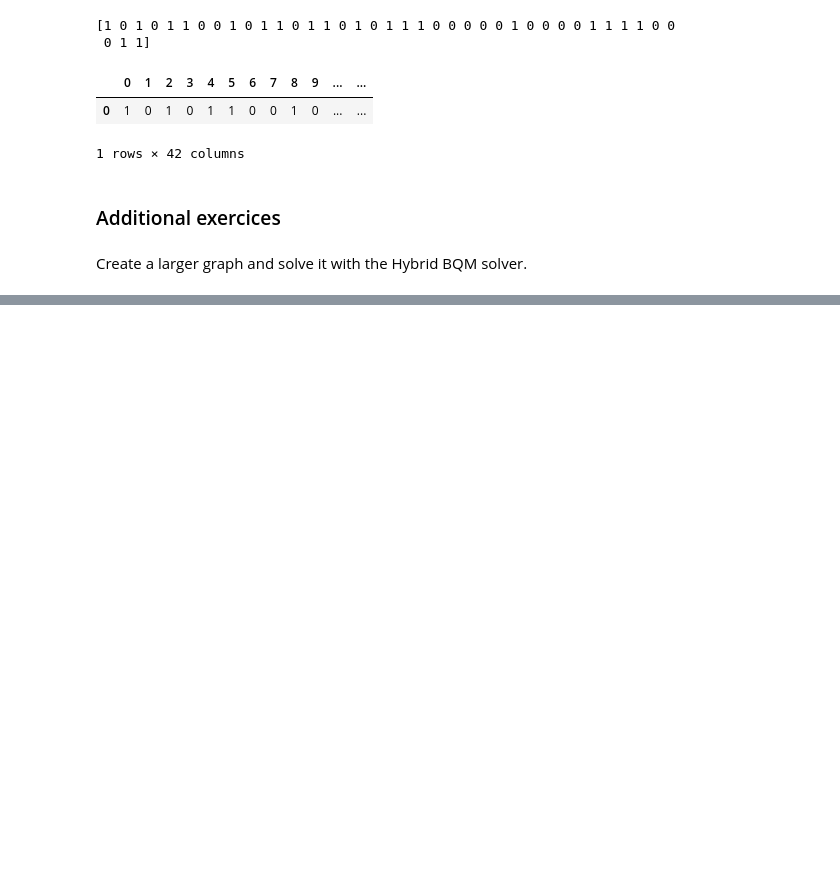
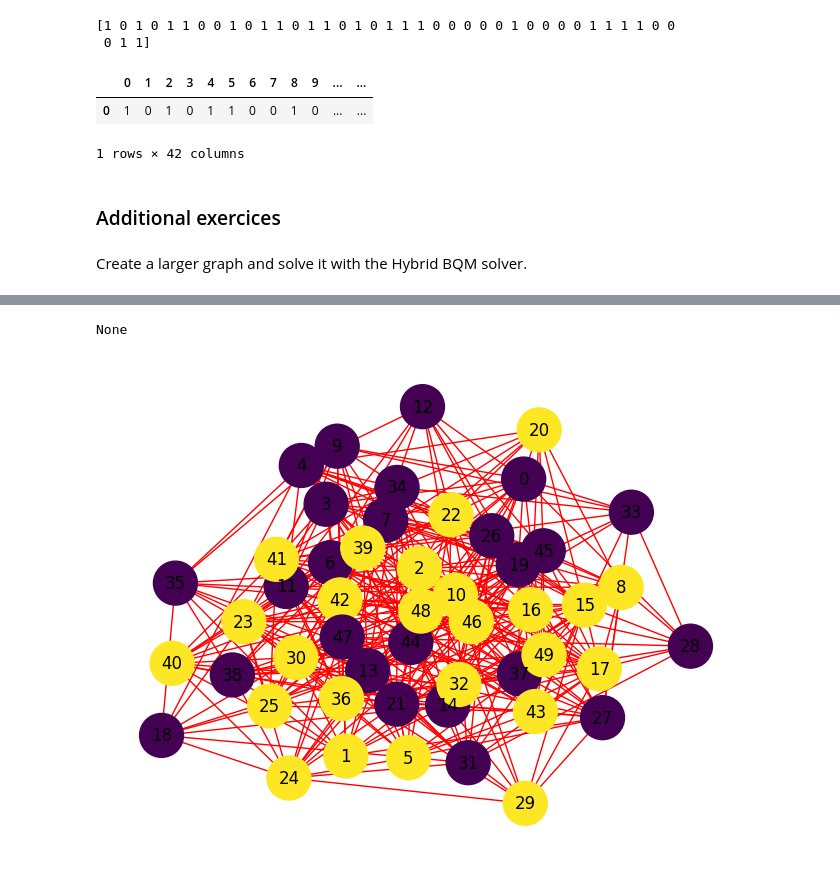
Before and after one commit to JLopard/dwaverepo, a Jupyter notebook: 03_CSP_graph_partitioning.ipynb, the cells around one changed output, grey strips where cells are left out. Saved outputs shown, nothing was run; the diff lists cells and outputs as text; code cells hidden in the pictures; blank space fills up the shorter version.

```diff
--- a/03_CSP_graph_partitioning.ipynb
+++ b/03_CSP_graph_partitioning.ipynb
@@ -325,0 +325,8 @@ print(sample)
+# %%
+display(nx.draw(G,with_labels=True,
+                         node_size=1000,
+                         node_color=sample,
+                         edge_color='red'))
+# %% [output]
+None
+[figure, added]
```
Also changed, not shown: parts of 4 cells of this notebook, 3 other files.
